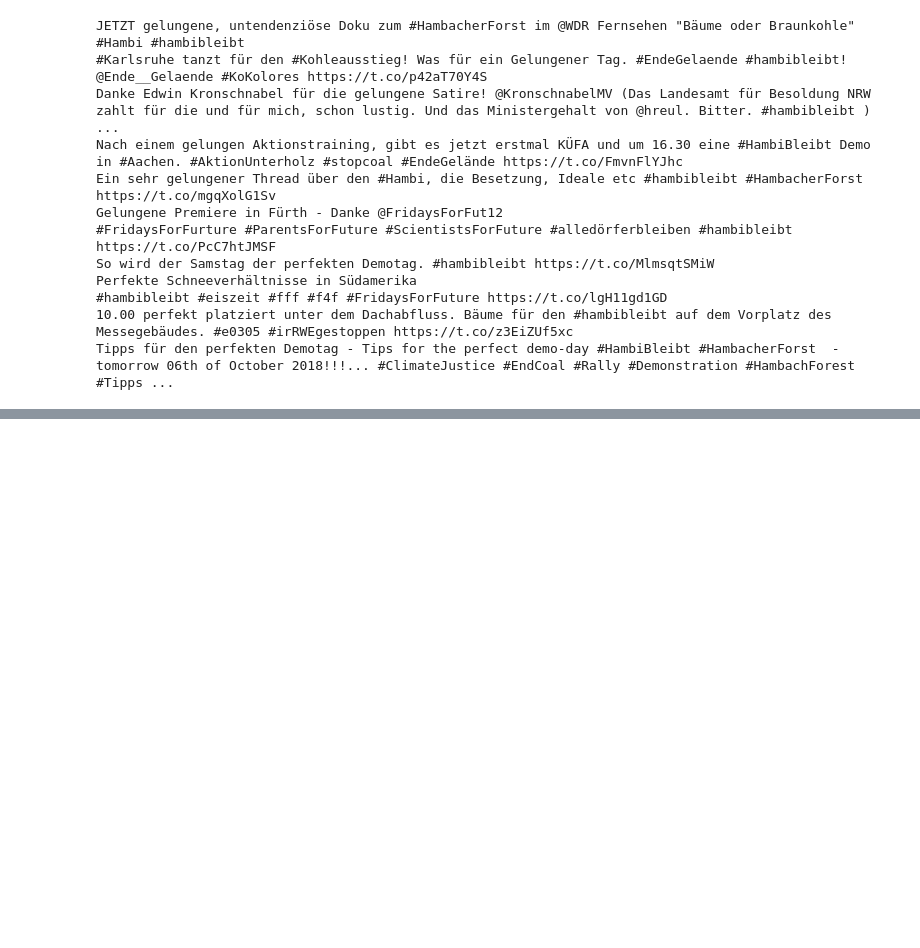
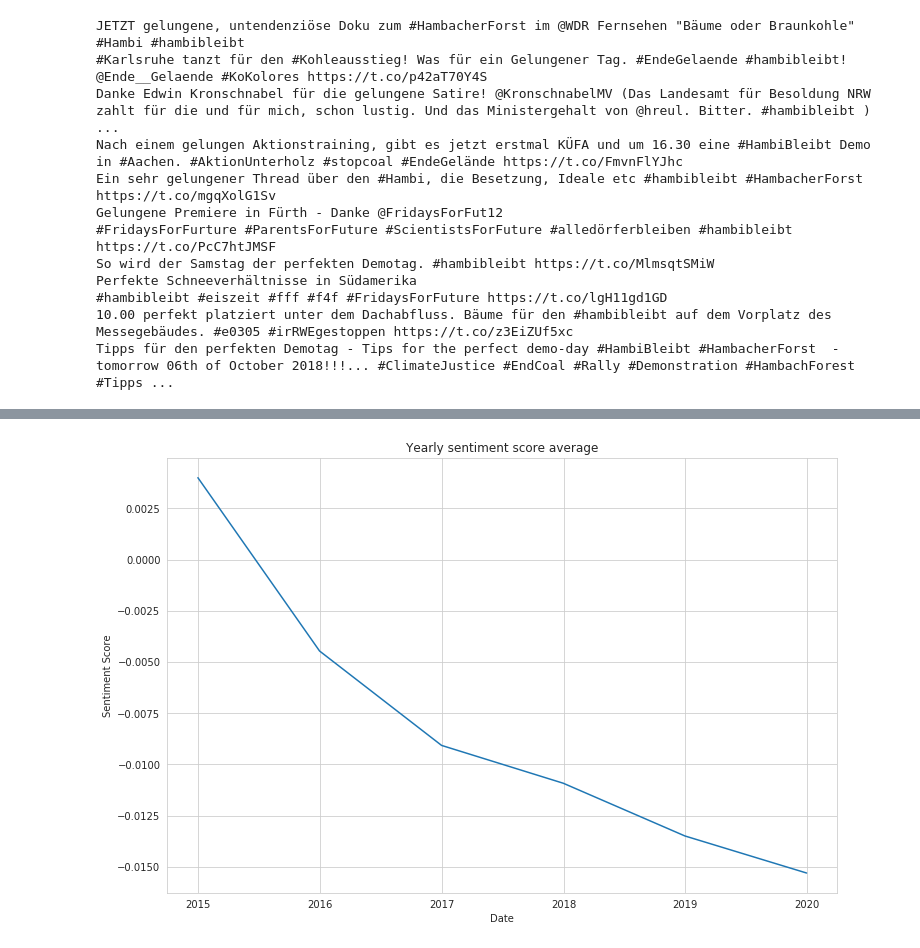
Before and after one commit to yuantinglee/twitter-discourse, a Jupyter notebook: analysis/sentiment_analysis.ipynb, the cells around one changed output, grey strips where cells are left out. Saved outputs shown, nothing was run; the diff lists cells and outputs as text; code cells hidden in the pictures; blank space fills up the shorter version.

```diff
--- a/analysis/sentiment_analysis.ipynb
+++ b/analysis/sentiment_analysis.ipynb
@@ -308,0 +329,9 @@ plt.show()
+# %%
+texts_de_yearly = texts_de.groupby(pd.Grouper(key='created_at',freq='Y'))['score'].mean()
+# %%
+fig, ax = plt.subplots(figsize=(12,8))
+sns.lineplot(texts_de_yearly.index, texts_de_yearly, ax = ax)
+ax.set(xlabel="Date",ylabel="Sentiment Score", title="Yearly sentiment score average")
+plt.show()
+# %% [output]
+[figure, added]
```
Also changed, not shown: parts of 11 cells of this notebook.
